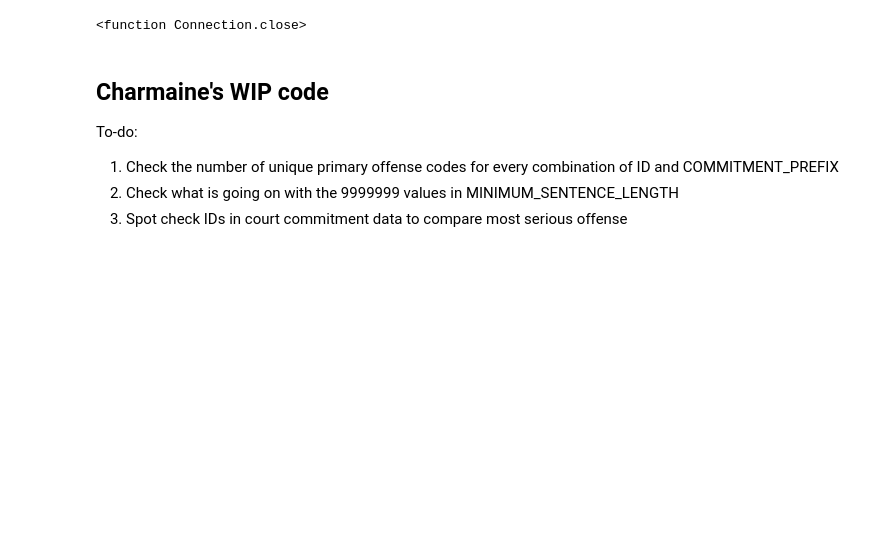
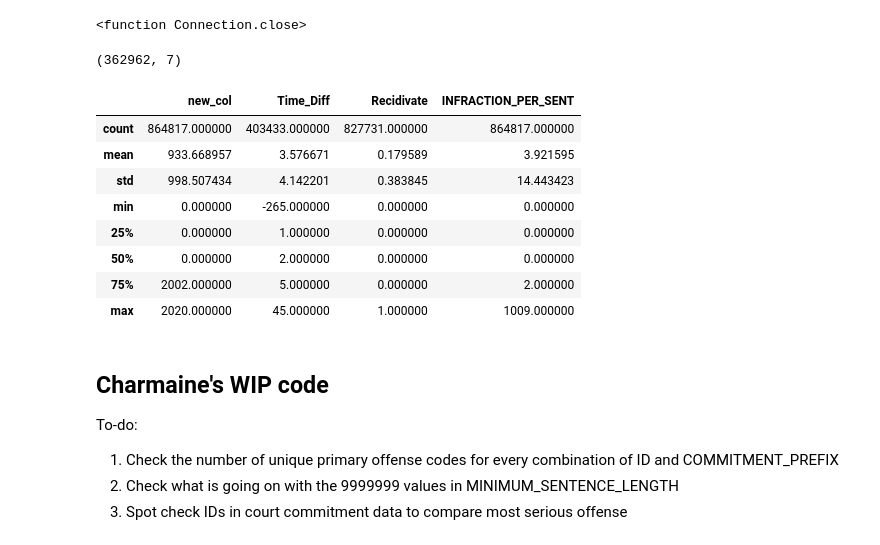
Before and after one commit to christi-liongson/covid_decarceration, a Jupyter notebook: files/build_dataset.ipynb, the cells around one changed output. Saved outputs shown, nothing was run; the diff lists cells and outputs as text; code cells hidden in the pictures; blank space fills up the shorter version.

Commit message:
cleaned up infractions a bit

```diff
--- a/files/build_dataset.ipynb
+++ b/files/build_dataset.ipynb
@@ -357,8 +357,11 @@ def get_recidivism_label(data,num_years=1):
     data['Time_Diff'] = pd.DatetimeIndex(data['NextStart']).year - pd.DatetimeIndex(data['END_DATE']).year
     data['Recidivate'] = np.nan
     # if NextPrefix != 0:
-    data.loc[(data['NextPrefix']!=0) & (data['Time_Diff']<= num_years), 'Recidivate'] = 1
+    data.loc[(data['NextPrefix']!=0) & (data['Time_Diff']<= num_years) & (data['Time_Diff']>=0), 'Recidivate'] = 1
     data.loc[(data['NextPrefix']!=0) & (data['Time_Diff']> num_years), 'Recidivate'] = 0
+    # dealing with small amount of negative Time_diff - data errors or concurrent sentences
+    data.loc[(data['NextPrefix']!=0) & (data['Time_Diff']< 0), 'Recidivate'] = 0
+
 
     # if nextprefix = 0, inmate is inactive, and they did not die in prison
     # (e.g. serving life sentence or  other wise) then
@@ -546,6 +518,34 @@ disc_infraction = qd.query_db_notebook(conn,query_disc_infraction)
 conn.close
 # %% [output]
 <function Connection.close>
+# %%
+# Divide infractions by # of sentences if there are dups on ID / DISCIPLINARY_INFRACTION_DATE
+    # might indicate concurrent sentences
+count_dups = disc_infraction.groupby(['ID','DISCIPLINARY_INFRACTION_DATE'])["ID"].count().reset_index(name="count")
+disc_infraction = disc_infraction.merge(count_dups, how = 'left')
+disc_infraction['INFRACTION_PER_SENT'] = round(disc_infraction['INFRACTION_PER_SENT']/disc_infraction['count'])
+
+disc_infraction = disc_infraction.loc[:,['ID','COMMITMENT_PREFIX','INFRACTION_PER_SENT']]
+# %%
+disc_infraction.shape
+# %% [output]
+(362962, 7)
+# %%
+# Merge on disciplinary infractions, replace missing to 0
+dataset_flag = dataset_flag.merge(disc_infraction, how='left', on=['ID','COMMITMENT_PREFIX'])
+dataset_flag.loc[dataset_flag['INFRACTION_PER_SENT'].isnull(),'INFRACTION_PER_SENT'] = 0
+# %%
+dataset_flag.describe()
+# %% [output]
+|  | new_col | Time_Diff | Recidivate | INFRACTION_PER_SENT |
+| count | 864817.000000 | 403433.000000 | 827731.000000 | 864817.000000 |
+| mean | 933.668957 | 3.576671 | 0.179589 | 3.921595 |
+| std | 998.507434 | 4.142201 | 0.383845 | 14.443423 |
+| min | 0.000000 | -265.000000 | 0.000000 | 0.000000 |
+| 25% | 0.000000 | 1.000000 | 0.000000 | 0.000000 |
+| 50% | 0.000000 | 2.000000 | 0.000000 | 0.000000 |
+| 75% | 2002.000000 | 5.000000 | 0.000000 | 2.000000 |
+| max | 2020.000000 | 45.000000 | 1.000000 | 1009.000000 |
 # %%
 # Part F
 # Step 5
```
Also changed, not shown: parts of 18 cells of this notebook.
